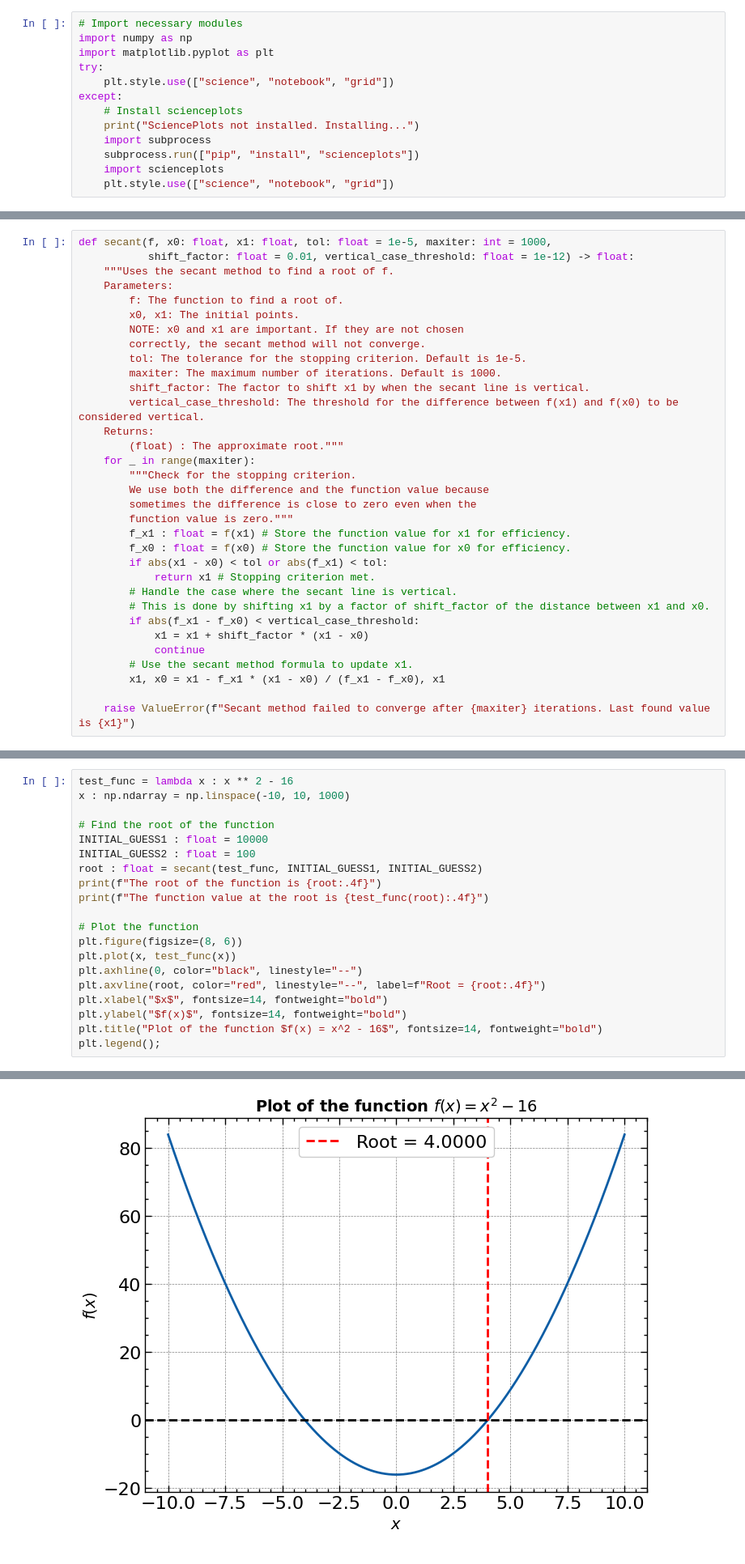
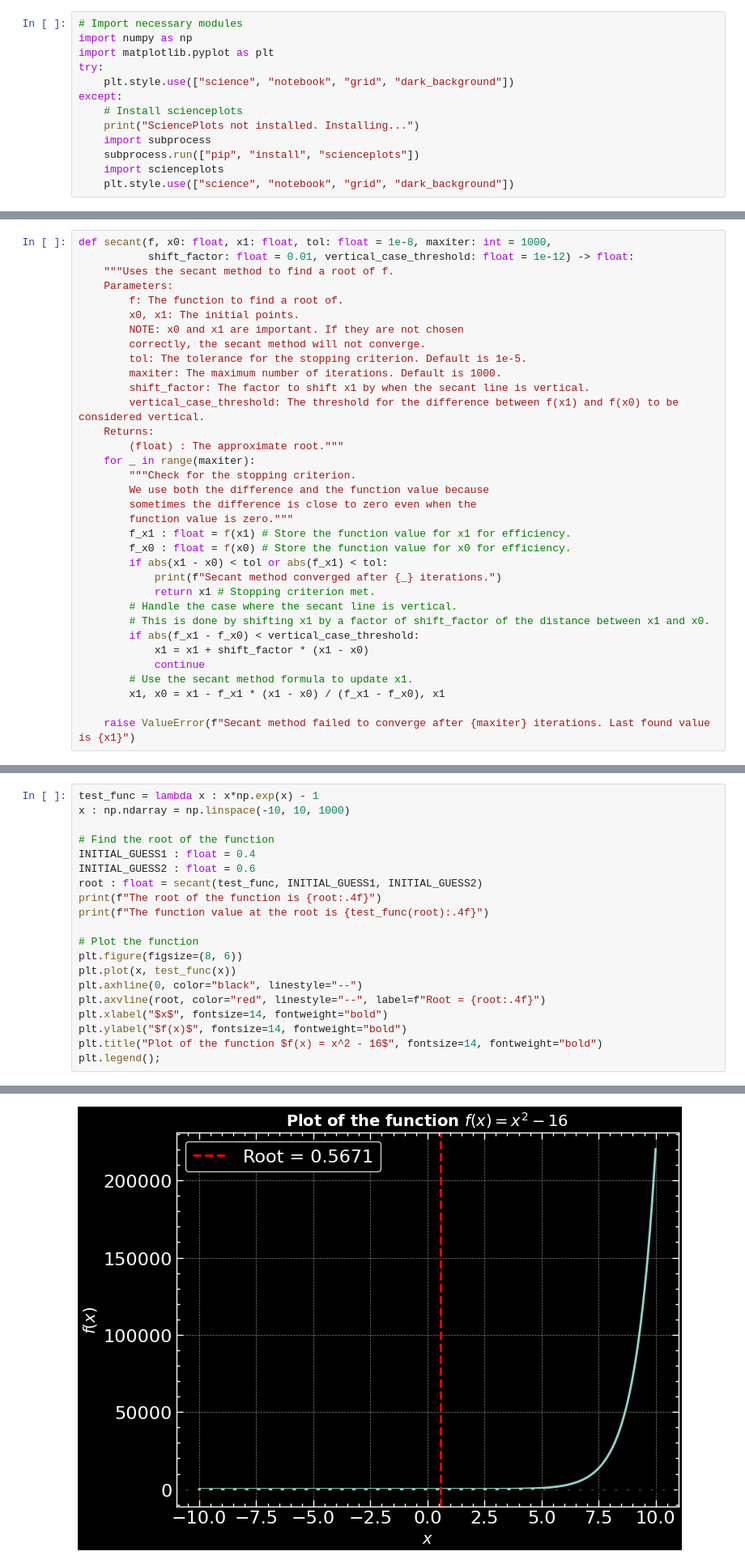
Before and after one commit to ScientificArchisman/Numerical-methods, a Jupyter notebook: Root_finding_algorithms/Secant_method/secant.ipynb, the cells around one changed output, grey strips where cells are left out. Shown: that part at 81% size. Saved outputs shown, nothing was run; the diff lists cells and outputs as text.

```diff
--- a/Root_finding_algorithms/Secant_method/secant.ipynb
+++ b/Root_finding_algorithms/Secant_method/secant.ipynb
@@ -7,14 +7,14 @@
 import numpy as np
 import matplotlib.pyplot as plt
 try:
-    plt.style.use(["science", "notebook", "grid"])
+    plt.style.use(["science", "notebook", "grid", "dark_background"])
 except:
     # Install scienceplots
     print("SciencePlots not installed. Installing...")
     import subprocess
     subprocess.run(["pip", "install", "scienceplots"])
     import scienceplots
-    plt.style.use(["science", "notebook", "grid"])
+    plt.style.use(["science", "notebook", "grid", "dark_background"])
 # %% [markdown]
 The Secant Method is a numerical technique used for finding roots of a real-valued function. It's an iterative method and can be seen as a modification of Newton's Method, providing a means of approximating the root without the need for calculating the derivative of the function.
 
@@ -42,7 +42,7 @@ The Secant Method can be outlined as follows:
 
 <img src = "../Secant_method/images/Flow-chart-of-Secant-method.png">
 # %%
-def secant(f, x0: float, x1: float, tol: float = 1e-5, maxiter: int = 1000,
+def secant(f, x0: float, x1: float, tol: float = 1e-8, maxiter: int = 1000,
            shift_factor: float = 0.01, vertical_case_threshold: float = 1e-12) -> float:
     """Uses the secant method to find a root of f.
     Parameters:
@@ -64,6 +64,7 @@ def secant(f, x0: float, x1: float, tol: float = 1e-5, maxiter: int = 1000,
         f_x1 : float = f(x1) # Store the function value for x1 for efficiency.
         f_x0 : float = f(x0) # Store the function value for x0 for efficiency.
         if abs(x1 - x0) < tol or abs(f_x1) < tol:
+            print(f"Secant method converged after {_} iterations.")
             return x1 # Stopping criterion met.
         # Handle the case where the secant line is vertical.
         # This is done by shifting x1 by a factor of shift_factor of the distance between x1 and x0.
@@ -99,12 +100,12 @@ The Secant Method is widely used in various fields for solving equations where t
 ## Visualiztion
 ---
 # %%
-test_func = lambda x : x ** 2 - 16
+test_func = lambda x : x*np.exp(x) - 1
 x : np.ndarray = np.linspace(-10, 10, 1000)
 
 # Find the root of the function
-INITIAL_GUESS1 : float = 10000
-INITIAL_GUESS2 : float = 100
+INITIAL_GUESS1 : float = 0.4
+INITIAL_GUESS2 : float = 0.6
 root : float = secant(test_func, INITIAL_GUESS1, INITIAL_GUESS2)
 print(f"The root of the function is {root:.4f}")
 print(f"The function value at the root is {test_func(root):.4f}")
@@ -124,4 +126,4 @@ The function value at the root is 0.0000
-[figure, old version]
+[figure, new version]
 # %% [markdown]
 
 ### Time Complexity
```
Also changed, not shown: parts of 1 cell of this notebook, 10 other files.
